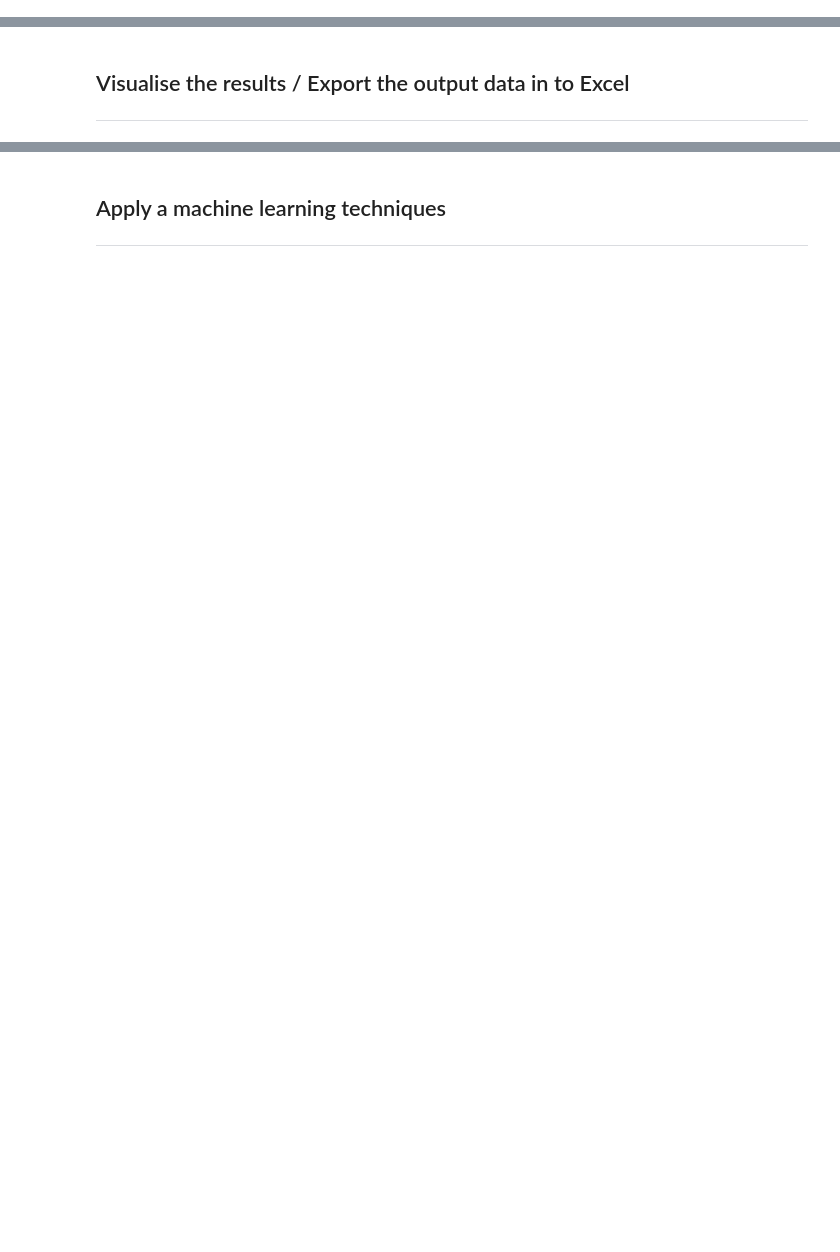
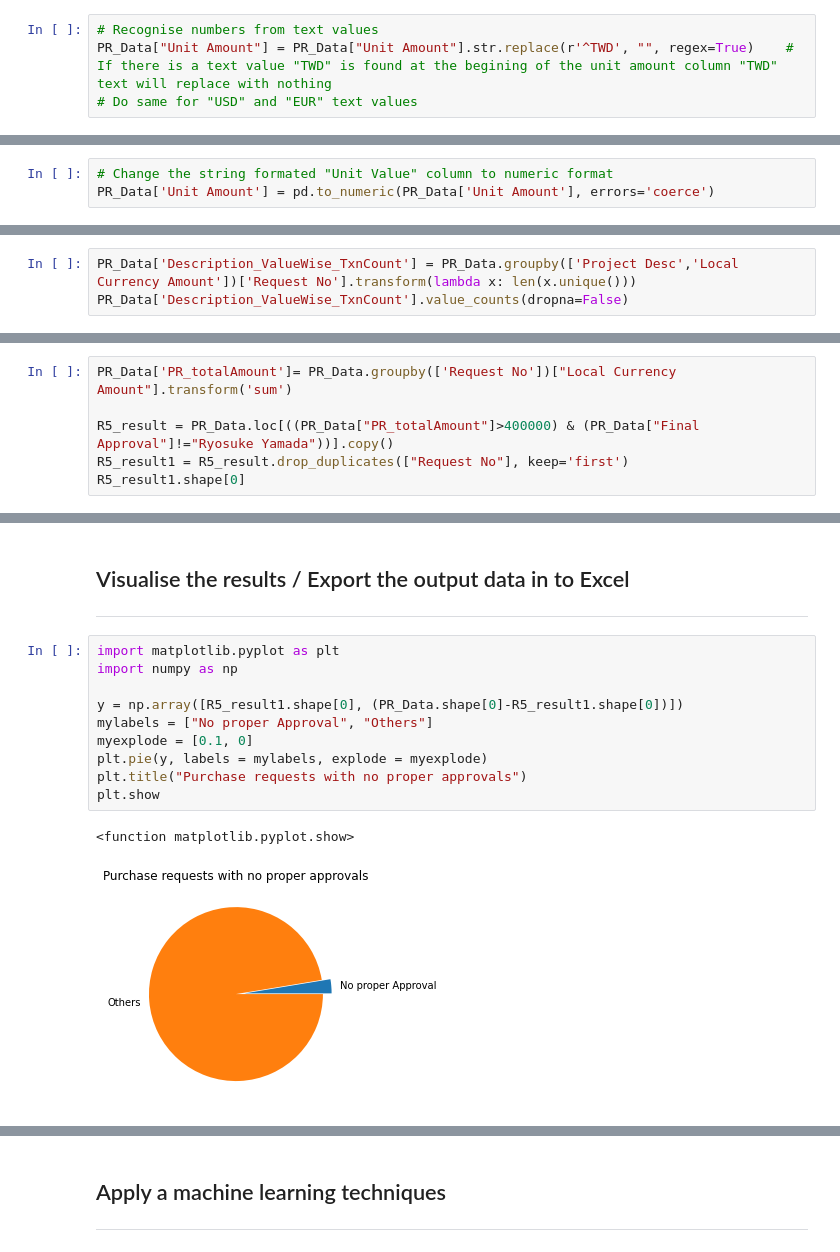
Before and after one commit to fidslk/FDA_test, a Jupyter notebook: CIMA_FDA_Session_June_v01.ipynb, the cells around one changed output, grey strips where cells are left out. Drawn from its saved outputs; the diff is of its cells as text; blank space fills up the shorter version.

```diff
--- a/CIMA_FDA_Session_June_v01.ipynb
+++ b/CIMA_FDA_Session_June_v01.ipynb
@@ -128,2 +207,6 @@ df2['created_date'] = pd.to_datetime(pd.to_datetime(((df2['created_date']).str[:
 # %% [markdown]
 ### Change the number formats
+# %%
+# Recognise numbers from text values
+PR_Data["Unit Amount"] = PR_Data["Unit Amount"].str.replace(r'^TWD', "", regex=True)    # If there is a text value "TWD" is found at the begining of the unit amount column "TWD" text will replace with nothing
+# Do same for "USD" and "EUR" text values
@@ -129,0 +233,3 @@ df2['created_date'] = pd.to_datetime(pd.to_datetime(((df2['created_date']).str[:
+# %%
+# Change the string formated "Unit Value" column to numeric format
+PR_Data['Unit Amount'] = pd.to_numeric(PR_Data['Unit Amount'], errors='coerce')
@@ -138,0 +449,3 @@ What is Data Mapping?
+# %%
+PR_Data['Description_ValueWise_TxnCount'] = PR_Data.groupby(['Project Desc','Local Currency Amount'])['Request No'].transform(lambda x: len(x.unique()))
+PR_Data['Description_ValueWise_TxnCount'].value_counts(dropna=False)
@@ -138,0 +464,6 @@ What is Data Mapping?
+# %%
+PR_Data['PR_totalAmount']= PR_Data.groupby(['Request No'])["Local Currency Amount"].transform('sum')
+
+R5_result = PR_Data.loc[((PR_Data["PR_totalAmount"]>400000) & (PR_Data["Final Approval"]!="Ryosuke Yamada"))].copy()
+R5_result1 = R5_result.drop_duplicates(["Request No"], keep='first')
+R5_result1.shape[0]
@@ -140,3 +484,16 @@ What is Data Mapping?
 ## Visualise the results / Export the output data in to Excel
 
 ---
+# %%
+import matplotlib.pyplot as plt
+import numpy as np
+
+y = np.array([R5_result1.shape[0], (PR_Data.shape[0]-R5_result1.shape[0])])
+mylabels = ["No proper Approval", "Others"]
+myexplode = [0.1, 0]
+plt.pie(y, labels = mylabels, explode = myexplode)
+plt.title("Purchase requests with no proper approvals")
+plt.show
+# %% [output]
+<function matplotlib.pyplot.show>
+[figure, added]
```
Also changed, not shown: parts of 64 cells of this notebook.
